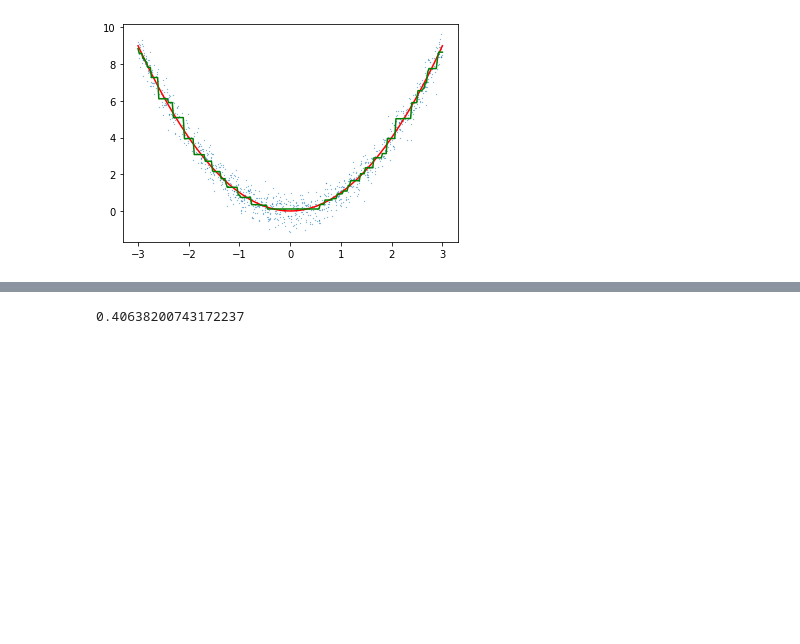
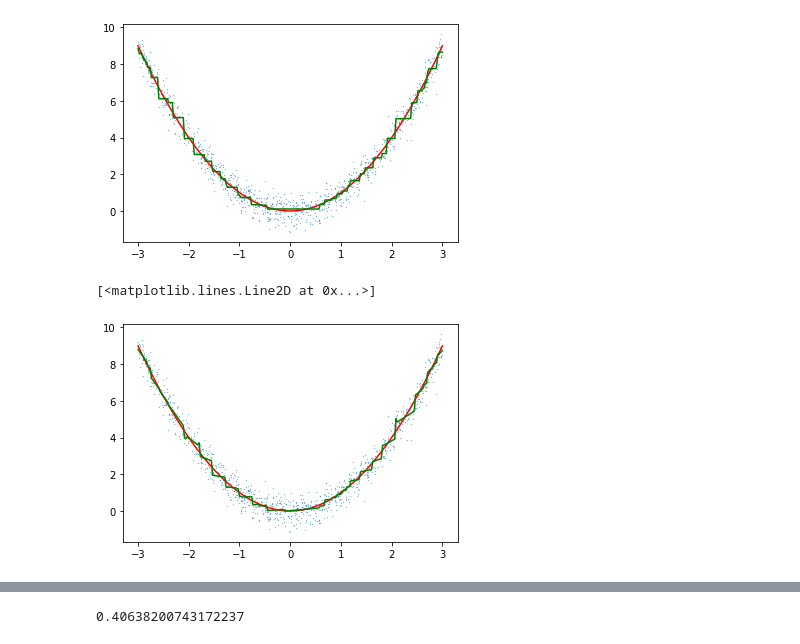
Before and after one commit to SaremS/polynomial_boosting, a Jupyter notebook: ExampleNotebook.ipynb, the cells around one changed output, grey strips where cells are left out. Cells and saved outputs as stored; diff of their text form; code cells hidden in the pictures; blank space fills up the shorter version.

```diff
--- a/ExampleNotebook.ipynb
+++ b/ExampleNotebook.ipynb
@@ -60,4 +61,27 @@ plt.plot(line,preds2,c="green")
 # %% [output]
 [<matplotlib.lines.Line2D at 0x...>]
 [figure]
+# %%
+lgb_dataset = lgb.Dataset(X, label=y.reshape(-1), params={'linear_tree': True})
+
+lgb_params = {
+    "objective": "regression",
+    "metric": "l2",
+    "num_iterations": 100,
+    "num_leaves": 2,
+    "learning_rate": 0.25,
+    "linear_lambda": 5.0,
+    "verbosity": -1
+}
+
+model3 = lgb.train(lgb_params, lgb_dataset)
+
+preds3 = model3.predict(line.reshape(-1,1)).reshape(-1)
+
+plt.scatter(X[:,0],y[:,0],s=0.05)
+plt.plot(line,f(line),c="red")
+plt.plot(line,preds3,c="green")
+# %% [output]
+[<matplotlib.lines.Line2D at 0x...>]
+[figure, added]
 # %%
```
Also changed, not shown: parts of 8 cells of this notebook, 5 other files.
